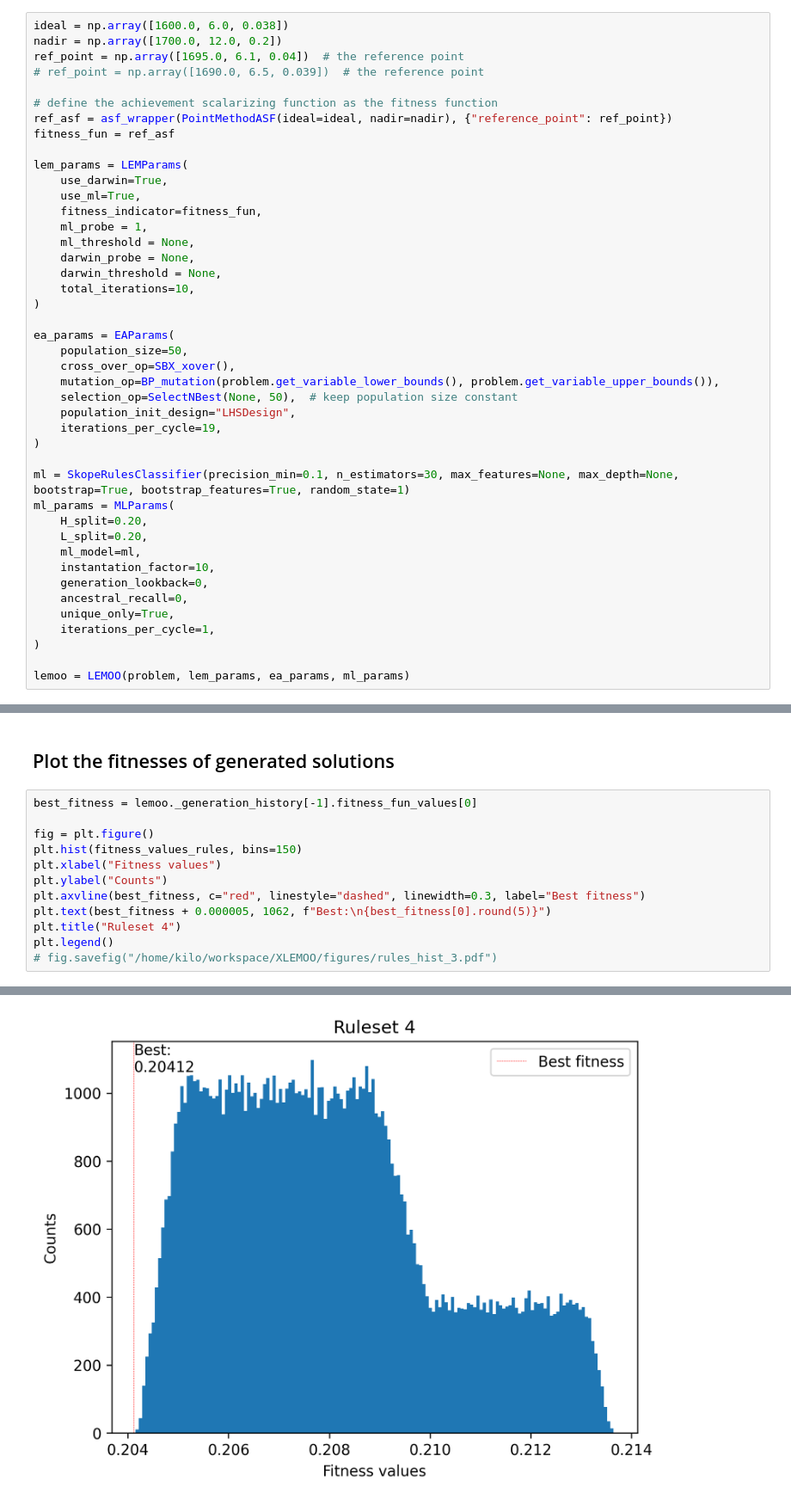
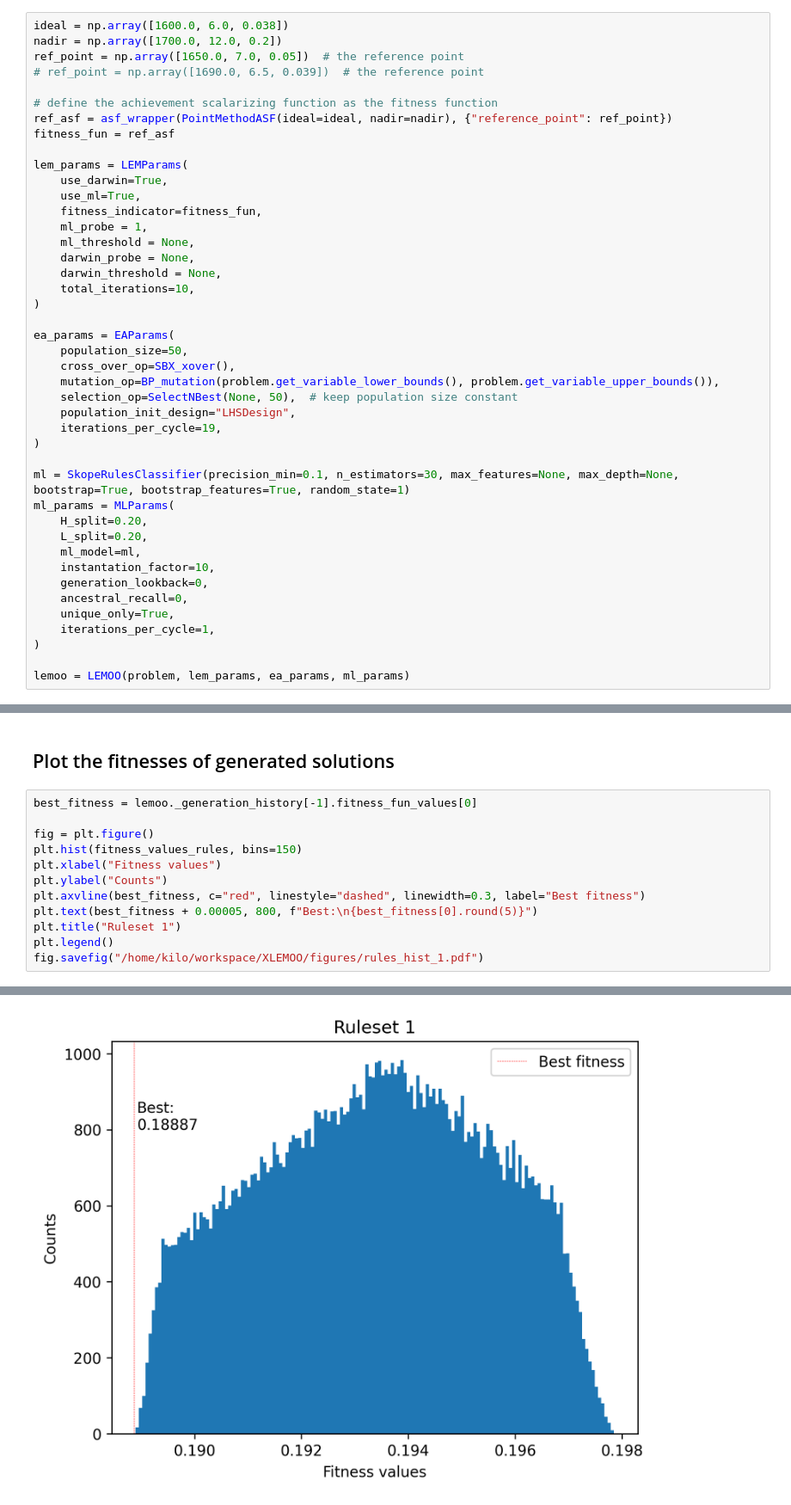
Before and after one commit to gialmisi/XLEMOO, a Jupyter notebook: notebooks/Vehicle_crash_worthines_rules.ipynb, the cells around one changed output, grey strips where cells are left out. Shown: that part at 86% size. Cells and saved outputs as stored; diff of their text form.

Commit message:
Rerun ruleset 1.

```diff
--- a/notebooks/Vehicle_crash_worthines_rules.ipynb
+++ b/notebooks/Vehicle_crash_worthines_rules.ipynb
@@ -26,7 +26,7 @@ problem = vehicle_crashworthiness()
 # %%
 ideal = np.array([1600.0, 6.0, 0.038])
 nadir = np.array([1700.0, 12.0, 0.2])
-ref_point = np.array([1695.0, 6.1, 0.04])  # the reference point
+ref_point = np.array([1650.0, 7.0, 0.05])  # the reference point
 # ref_point = np.array([1690.0, 6.5, 0.039])  # the reference point
 
 # define the achievement scalarizing function as the fitness function
@@ -147,8 +147,8 @@ plt.hist(fitness_values_rules, bins=150)
 plt.xlabel("Fitness values")
 plt.ylabel("Counts")
 plt.axvline(best_fitness, c="red", linestyle="dashed", linewidth=0.3, label="Best fitness")
-plt.text(best_fitness + 0.000005, 1062, f"Best:\n{best_fitness[0].round(5)}")
-plt.title("Ruleset 4")
+plt.text(best_fitness + 0.00005, 800, f"Best:\n{best_fitness[0].round(5)}")
+plt.title("Ruleset 1")
 plt.legend()
-# fig.savefig("/home/kilo/workspace/XLEMOO/figures/rules_hist_3.pdf")
+fig.savefig("/home/kilo/workspace/XLEMOO/figures/rules_hist_1.pdf")
 # %% [output]
@@ -156 +155 @@ plt.legend()
-[figure, old version]
+[figure, new version]
```
Also changed, not shown: parts of 2 cells of this notebook.
